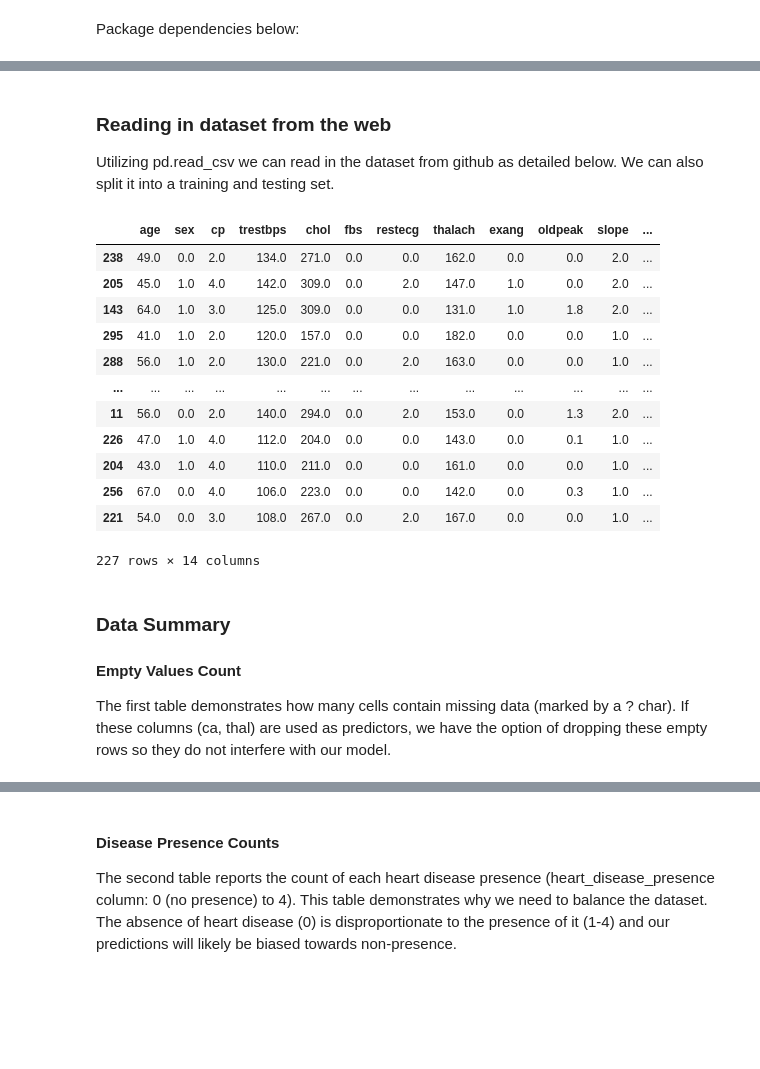
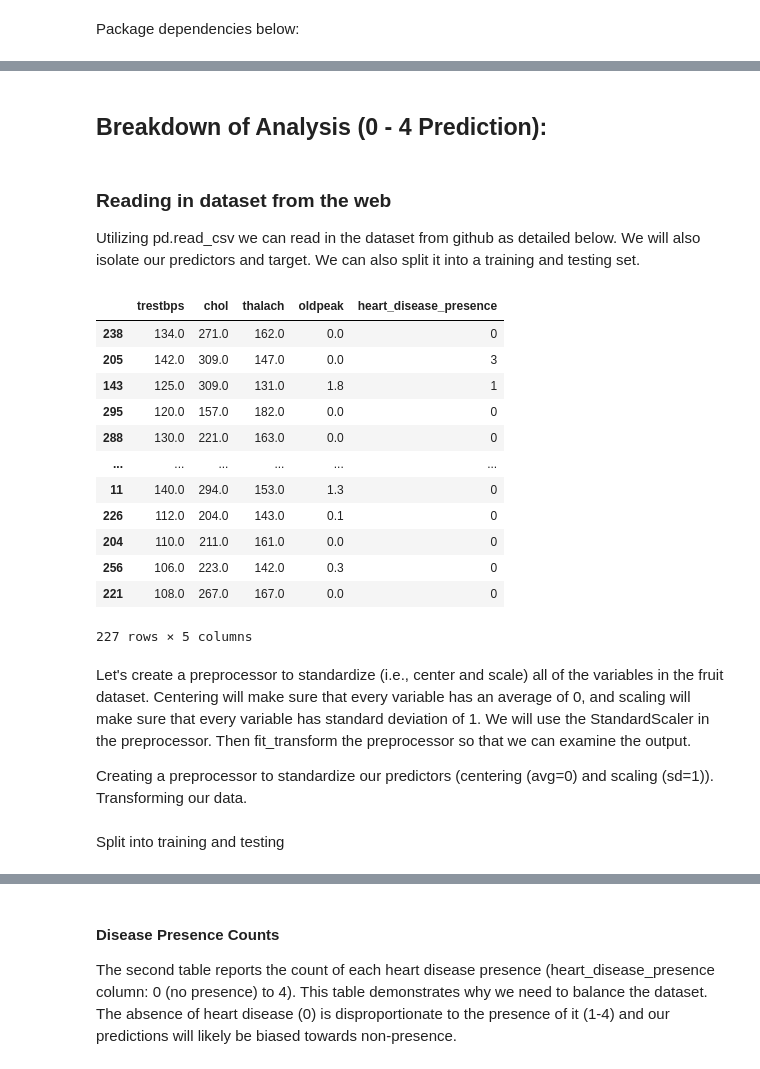
Before and after one commit to CCWebb14/DSCI100_Group_Project, a Jupyter notebook: final_project_file.ipynb, the cells around one changed output, grey strips where cells are left out. Saved outputs shown, nothing was run; the diff lists cells and outputs as text; code cells hidden in the pictures; blank space fills up the shorter version.

Commit message:
Updated final_project with 0-4 prediction.

```diff
--- a/final_project_file.ipynb
+++ b/final_project_file.ipynb
@@ -28,0 +64,2 @@ import altair as alt
+# %% [markdown]
+## Breakdown of Analysis (0 - 4 Prediction):
@@ -29,29 +89,35 @@ import altair as alt
 # %% [markdown]
 ### Reading in dataset from the web
 
-Utilizing pd.read_csv we can read in the dataset from github as detailed below. We can also split it into a training and testing set.
+Utilizing pd.read_csv we can read in the dataset from github as detailed below. We will also isolate our predictors and target. We can also split it into a training and testing set.
 # %%
 col_names = ['age', 'sex', 'cp', 'trestbps', 'chol', 'fbs', 'restecg', 'thalach', 'exang', 'oldpeak', 'slope', 'ca', 'thal', 'heart_disease_presence']
 url = 'https://github.com/CCWebb14/DSCI100_Group_Project/blob/main/data/processed.cleveland.data?raw=true'
-cleveland = pd.read_csv(url, names=col_names)
-cleveland_train, cleveland_test = train_test_split(cleveland, test_size=0.25, random_state=330)
-cleveland_train
+
+# Isolate our predictors and target
+# 1) resting blood pressure (trestbps/unit: mm Hg)
+# 2) serum cholestoral(chol/unit: mg/dl)
+# 3) maximum heart rate achieved(thalach)
+# 4) ST depression induced by exercise relative to rest(oldpeak)
+
+# Read in data isolate predictors
+
+cleveland = pd.read_csv(url, names=col_names)[['trestbps', 'chol', 'thalach', 'oldpeak', 'heart_disease_presence']]
 # %% [output]
-|  | age | sex | cp | trestbps | chol | fbs | restecg | thalach | exang | oldpeak | slope | ... |
-| 238 | 49.0 | 0.0 | 2.0 | 134.0 | 271.0 | 0.0 | 0.0 | 162.0 | 0.0 | 0.0 | 2.0 | ... |
-| 205 | 45.0 | 1.0 | 4.0 | 142.0 | 309.0 | 0.0 | 2.0 | 147.0 | 1.0 | 0.0 | 2.0 | ... |
-| 143 | 64.0 | 1.0 | 3.0 | 125.0 | 309.0 | 0.0 | 0.0 | 131.0 | 1.0 | 1.8 | 2.0 | ... |
-| 295 | 41.0 | 1.0 | 2.0 | 120.0 | 157.0 | 0.0 | 0.0 | 182.0 | 0.0 | 0.0 | 1.0 | ... |
-| 288 | 56.0 | 1.0 | 2.0 | 130.0 | 221.0 | 0.0 | 2.0 | 163.0 | 0.0 | 0.0 | 1.0 | ... |
-| ... | ... | ... | ... | ... | ... | ... | ... | ... | ... | ... | ... | ... |
-| 11 | 56.0 | 0.0 | 2.0 | 140.0 | 294.0 | 0.0 | 2.0 | 153.0 | 0.0 | 1.3 | 2.0 | ... |
-| 226 | 47.0 | 1.0 | 4.0 | 112.0 | 204.0 | 0.0 | 0.0 | 143.0 | 0.0 | 0.1 | 1.0 | ... |
-| 204 | 43.0 | 1.0 | 4.0 | 110.0 | 211.0 | 0.0 | 0.0 | 161.0 | 0.0 | 0.0 | 1.0 | ... |
-| 256 | 67.0 | 0.0 | 4.0 | 106.0 | 223.0 | 0.0 | 0.0 | 142.0 | 0.0 | 0.3 | 1.0 | ... |
-| 221 | 54.0 | 0.0 | 3.0 | 108.0 | 267.0 | 0.0 | 2.0 | 167.0 | 0.0 | 0.0 | 1.0 | ... |
+|  | trestbps | chol | thalach | oldpeak | heart_disease_presence |
+| 238 | 134.0 | 271.0 | 162.0 | 0.0 | 0 |
+| 205 | 142.0 | 309.0 | 147.0 | 0.0 | 3 |
+| 143 | 125.0 | 309.0 | 131.0 | 1.8 | 1 |
+| 295 | 120.0 | 157.0 | 182.0 | 0.0 | 0 |
+| 288 | 130.0 | 221.0 | 163.0 | 0.0 | 0 |
+| ... | ... | ... | ... | ... | ... |
+| 11 | 140.0 | 294.0 | 153.0 | 1.3 | 0 |
+| 226 | 112.0 | 204.0 | 143.0 | 0.1 | 0 |
+| 204 | 110.0 | 211.0 | 161.0 | 0.0 | 0 |
+| 256 | 106.0 | 223.0 | 142.0 | 0.3 | 0 |
+| 221 | 108.0 | 267.0 | 167.0 | 0.0 | 0 |
-227 rows × 14 columns
+227 rows × 5 columns
-# %% [markdown]
-### Data Summary
-
-#### Empty Values Count
-The first table demonstrates how many cells contain missing data (marked by a ? char). If these columns (ca, thal) are used as predictors, we have the option of dropping these empty rows so they do not interfere with our model.
+# %% [markdown]
+Let's create a preprocessor to standardize (i.e., center and scale) all of the variables in the fruit dataset. Centering will make sure that every variable has an average of 0, and scaling will make sure that every variable has standard deviation of 1. We will use the StandardScaler in the preprocessor. Then fit_transform the preprocessor so that we can examine the output.
+
+Creating a preprocessor to standardize our predictors (centering (avg=0) and scaling (sd=1)). Transforming our data.
@@ -58 +132,3 @@ The first table demonstrates how many cells contain missing data (marked by a ?
+# %% [markdown]
+Split into training and testing
 # %%
```
Also changed, not shown: parts of 28 cells of this notebook.
